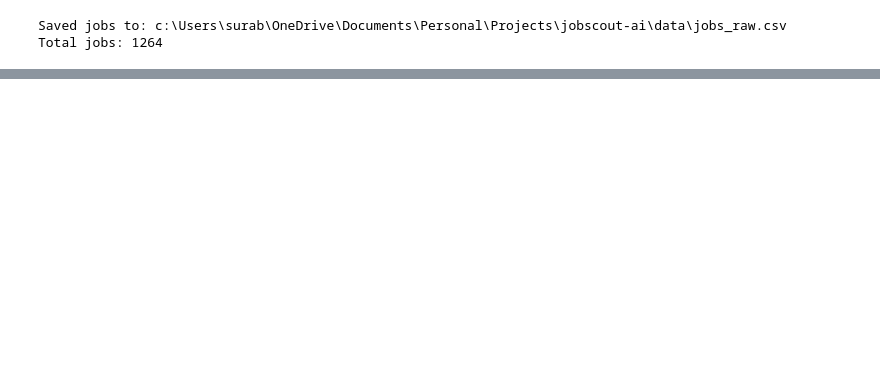
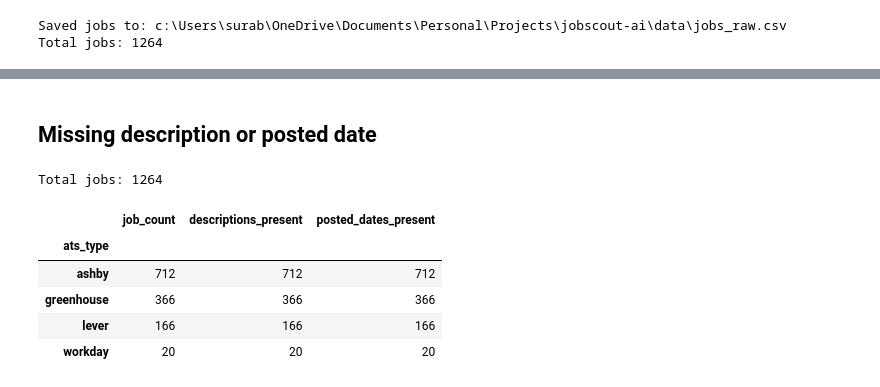
Before and after one commit to surabhi1914/JobScout_AI, a Jupyter notebook: notebooks/02_ats_fetchers.ipynb, the cells around one changed output, grey strips where cells are left out. Saved outputs shown, nothing was run; the diff lists cells and outputs as text; code cells hidden in the pictures; blank space fills up the shorter version.

```diff
--- a/notebooks/02_ats_fetchers.ipynb
+++ b/notebooks/02_ats_fetchers.ipynb
@@ -560,0 +702,18 @@ Total jobs: 1264
+# %% [markdown]
+## Missing description or posted date
+# %%
+print("Total jobs:", len(jobs_df))
+
+jobs_df.groupby("ats_type").agg(
+    job_count=("title", "count"),
+    descriptions_present=("description", lambda x: (x.fillna("").str.len() > 0).sum()),
+    posted_dates_present=("posted_date", lambda x: (x.fillna("") != "").sum())
+)
+# %% [output]
+Total jobs: 1264
+|  | job_count | descriptions_present | posted_dates_present |
+| ats_type |  |  |  |
+| ashby | 712 | 712 | 712 |
+| greenhouse | 366 | 366 | 366 |
+| lever | 166 | 166 | 166 |
+| workday | 20 | 20 | 20 |
```
Also changed, not shown: parts of 31 cells of this notebook.
